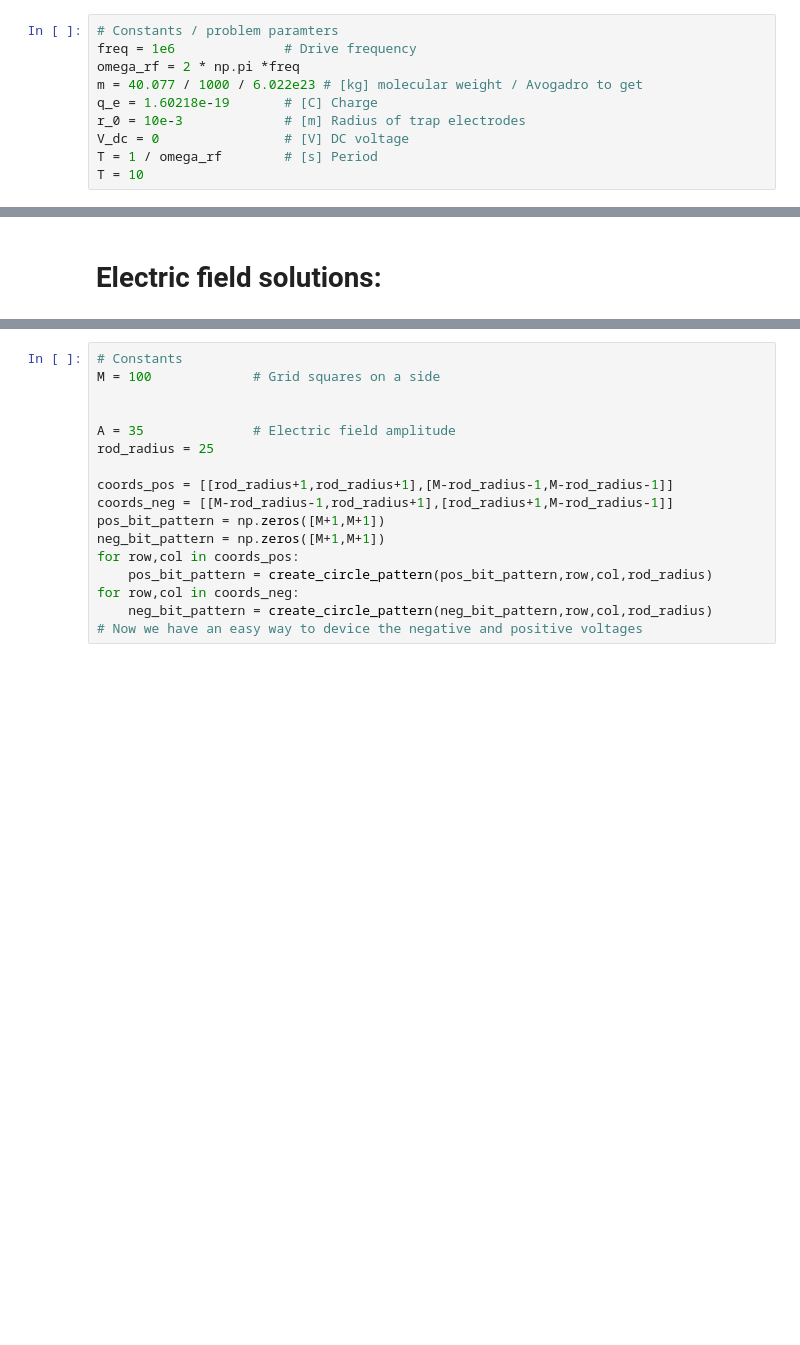
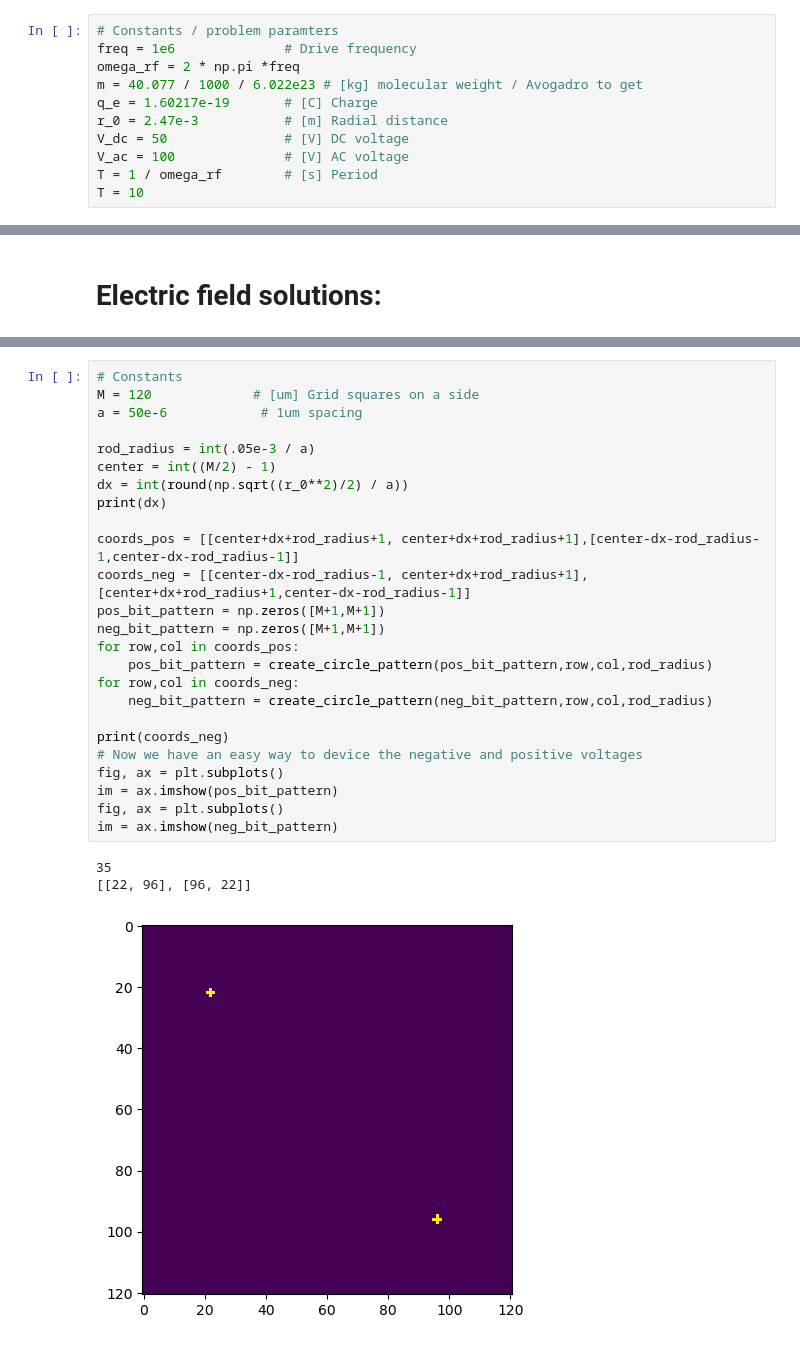
Before and after one commit to ryanamcgill/comp-phys-term-paper, a Jupyter notebook: Paper_Simulations_Figures.ipynb, the cells around one changed output, grey strips where cells are left out. Saved outputs shown, nothing was run; the diff lists cells and outputs as text; blank space fills up the shorter version.

```diff
--- a/Paper_Simulations_Figures.ipynb
+++ b/Paper_Simulations_Figures.ipynb
@@ -17,9 +10,10 @@ def create_circle_pattern(matrix, row, col, radius):
 freq = 1e6              # Drive frequency
 omega_rf = 2 * np.pi *freq
 m = 40.077 / 1000 / 6.022e23 # [kg] molecular weight / Avogadro to get
-q_e = 1.60218e-19       # [C] Charge
-r_0 = 10e-3             # [m] Radius of trap electrodes
-V_dc = 0                # [V] DC voltage
+q_e = 1.60217e-19       # [C] Charge
+r_0 = 2.47e-3           # [m] Radial distance
+V_dc = 50               # [V] DC voltage
+V_ac = 100              # [V] AC voltage
 T = 1 / omega_rf        # [s] Period
 T = 10
 # %% [markdown]
@@ -246,17 +316,29 @@ False
 # %%
 # Constants
-M = 100             # Grid squares on a side
+M = 120             # [um] Grid squares on a side
+a = 50e-6            # 1um spacing
 
+rod_radius = int(.05e-3 / a)
+center = int((M/2) - 1)
+dx = int(round(np.sqrt((r_0**2)/2) / a))
+print(dx)
 
-A = 35              # Electric field amplitude
-rod_radius = 25
-
-coords_pos = [[rod_radius+1,rod_radius+1],[M-rod_radius-1,M-rod_radius-1]]
-coords_neg = [[M-rod_radius-1,rod_radius+1],[rod_radius+1,M-rod_radius-1]]
+coords_pos = [[center+dx+rod_radius+1, center+dx+rod_radius+1],[center-dx-rod_radius-1,center-dx-rod_radius-1]]
+coords_neg = [[center-dx-rod_radius-1, center+dx+rod_radius+1],[center+dx+rod_radius+1,center-dx-rod_radius-1]]
 pos_bit_pattern = np.zeros([M+1,M+1])
 neg_bit_pattern = np.zeros([M+1,M+1])
 for row,col in coords_pos:
     pos_bit_pattern = create_circle_pattern(pos_bit_pattern,row,col,rod_radius)
 for row,col in coords_neg:
     neg_bit_pattern = create_circle_pattern(neg_bit_pattern,row,col,rod_radius)
+
+print(coords_neg)
 # Now we have an easy way to device the negative and positive voltages
+fig, ax = plt.subplots()
+im = ax.imshow(pos_bit_pattern)
+fig, ax = plt.subplots()
+im = ax.imshow(neg_bit_pattern)
+# %% [output]
+35
+[[22, 96], [96, 22]]
+[figure, added]
```
Also changed, not shown: parts of 14 cells of this notebook, 3 other files.
